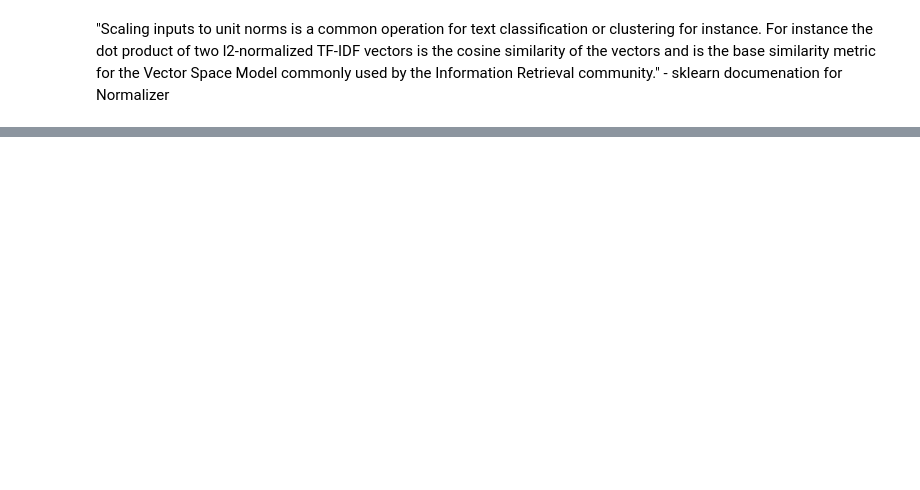
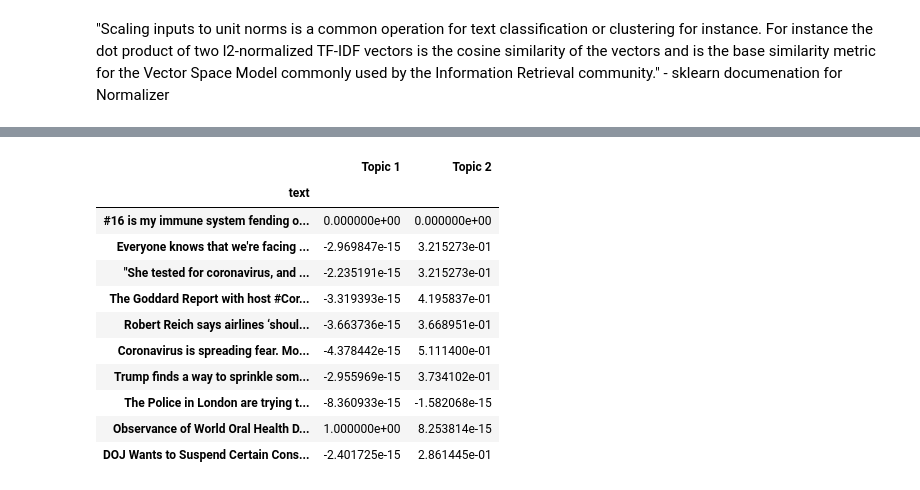
Before and after one commit to TiernonRR/LinearSemesterProject, a Jupyter notebook: LSA.ipynb, the cells around one changed output, grey strips where cells are left out. Cells and saved outputs as stored; diff of their text form; code cells hidden in the pictures; blank space fills up the shorter version.

```diff
--- a/LSA.ipynb
+++ b/LSA.ipynb
@@ -219,0 +236,3 @@ dtm_lsa = Normalizer(copy=False).fit_transform(dtm_lsa) #Normalizes samples to u
+# %%
+vectorizer = CountVectorizer(min_df=1, stop_words=stops)
+exampleTweets = vectorizer.fit_transform(DF['text'][0:10])
@@ -219,0 +241,2 @@ dtm_lsa = Normalizer(copy=False).fit_transform(dtm_lsa) #Normalizes samples to u
+# %%
+U, Sigma, Vt = randomized_svd(exampleTweets.toarray(), n_components = 2)
@@ -219,0 +246,15 @@ dtm_lsa = Normalizer(copy=False).fit_transform(dtm_lsa) #Normalizes samples to u
+# %%
+pd.DataFrame(U, index=DF['text'][0:10], columns=['Topic 1', 'Topic 2'])
+# %% [output]
+|  | Topic 1 | Topic 2 |
+| text |  |  |
+| #16 is my immune system fending o... | 0.000000e+00 | 0.000000e+00 |
+| Everyone knows that we're facing ... | -2.969847e-15 | 3.215273e-01 |
+| "She tested for coronavirus, and ... | -2.235191e-15 | 3.215273e-01 |
+| The Goddard Report with host #Cor... | -3.319393e-15 | 4.195837e-01 |
+| Robert Reich says airlines ‘shoul... | -3.663736e-15 | 3.668951e-01 |
+| Coronavirus is spreading fear. Mo... | -4.378442e-15 | 5.111400e-01 |
+| Trump finds a way to sprinkle som... | -2.955969e-15 | 3.734102e-01 |
+| The Police in London are trying t... | -8.360933e-15 | -1.582068e-15 |
+| Observance of World Oral Health D... | 1.000000e+00 | 8.253814e-15 |
+| DOJ Wants to Suspend Certain Cons... | -2.401725e-15 | 2.861445e-01 |
```
Also changed, not shown: parts of 29 cells of this notebook, 4 other files.
